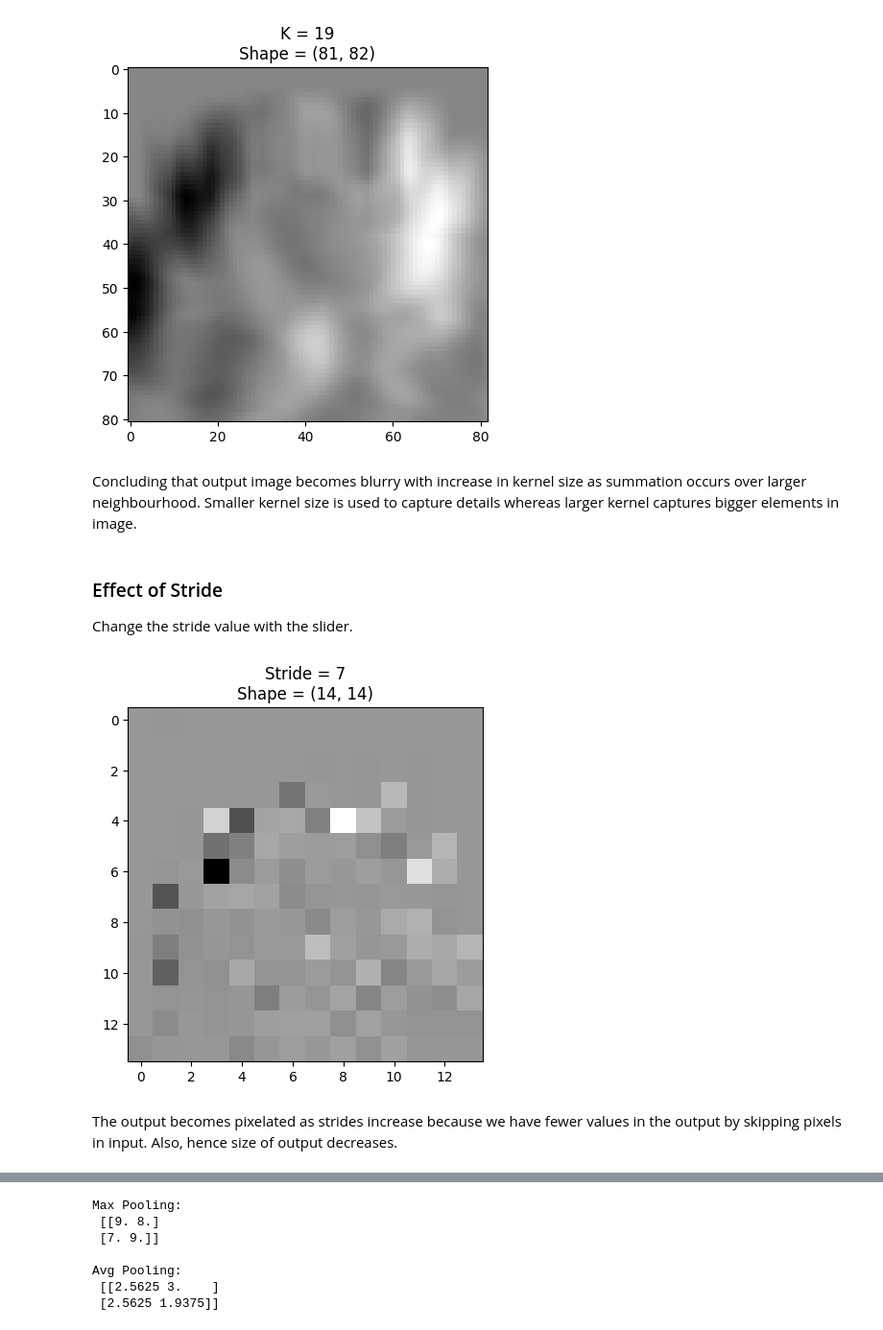
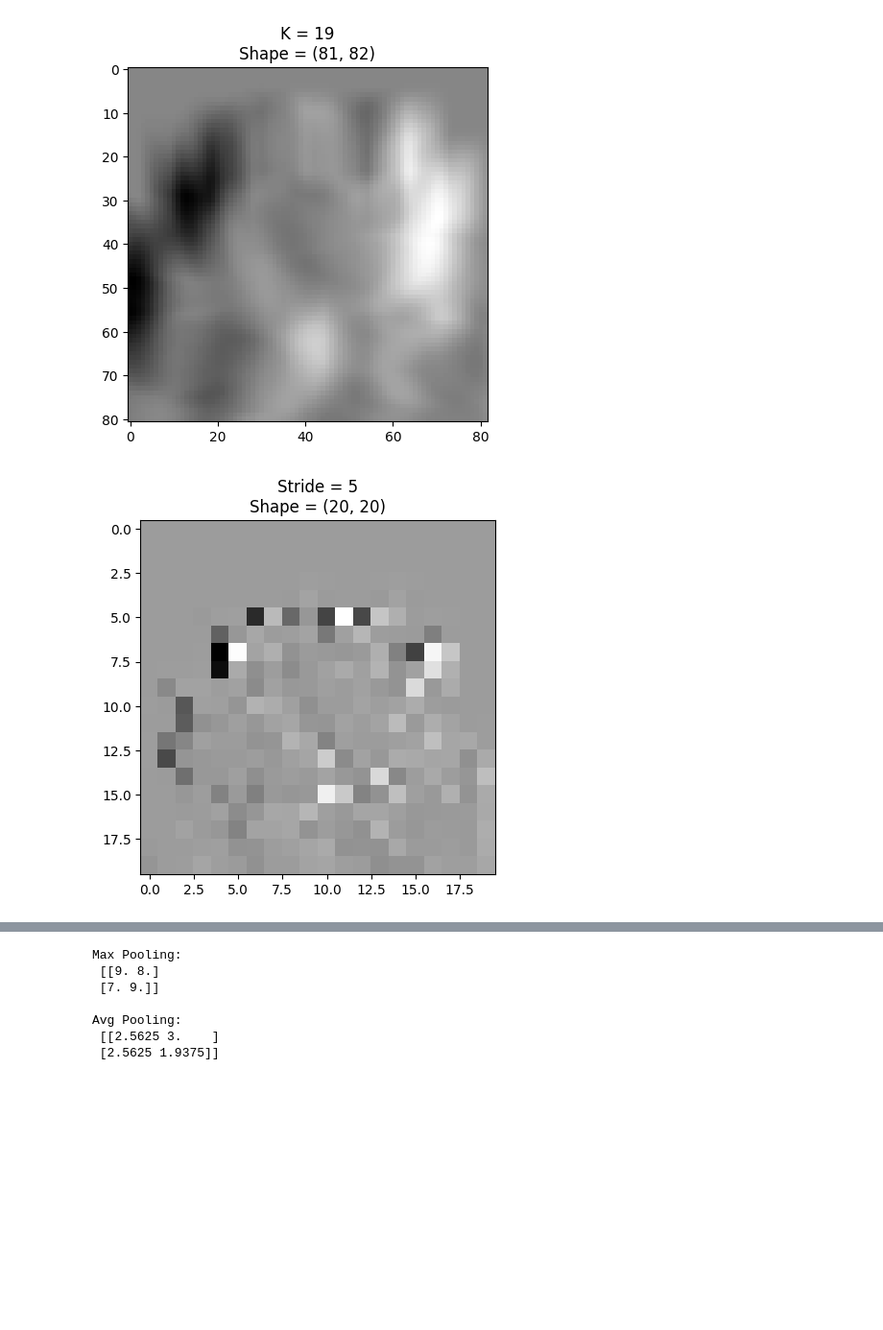
Before and after one commit to dikshithakalva/IIIT-H, a Jupyter notebook: Effect_of_padding,_kernel_size_and_stride_Pooling_Transfer_learning_and_fine_tuning.ipynb, the cells around one changed output, grey strips where cells are left out. Shown at 96% size. Cells and saved outputs as stored; diff of their text form; code cells hidden in the pictures; blank space fills up the shorter version.

```diff
--- a/Effect_of_padding,_kernel_size_and_stride_Pooling_Transfer_learning_and_fine_tuning.ipynb
+++ b/Effect_of_padding,_kernel_size_and_stride_Pooling_Transfer_learning_and_fine_tuning.ipynb
@@ -104,26 +96,19 @@ plt.title('K = {}\nShape = {}'.format(K, str(n.shape)))
 plt.show()
 # %% [output]
 [figure]
-# %% [markdown]
- Concluding that output image becomes blurry with increase in kernel size as summation occurs over larger neighbourhood. Smaller kernel size is used to capture details whereas larger kernel captures bigger elements in image.
-# %% [markdown]
-### Effect of Stride
-Change the stride value with the slider.
 # %%
 #@title Effect of Stride { run: "auto", vertical-output: true, display-mode: "both" }
 # Our original lotus image
 image = cv2.imread('lotus.jpg', 0)
 
 # Apply 3x3 convolution to image
-stride = 7 #@param {type:"slider", min:1, max:10, step:1}
+stride = 5 #@param {type:"slider", min:1, max:10, step:1}
 n = apply_conv(image, 3, stride=stride)
 
 # Plot result
 plt.imshow(n, cmap='gray')
 plt.title('Stride = {}\nShape = {}'.format(stride, str(n.shape)))
 plt.show()
 # %% [output]
-[figure, old version]
+[figure, new version]
-# %% [markdown]
- The output becomes pixelated as strides increase because we have fewer values in the output by skipping pixels in input. Also, hence size of output decreases.
 # %% [markdown]
```
Also changed, not shown: parts of 32 cells of this notebook.
